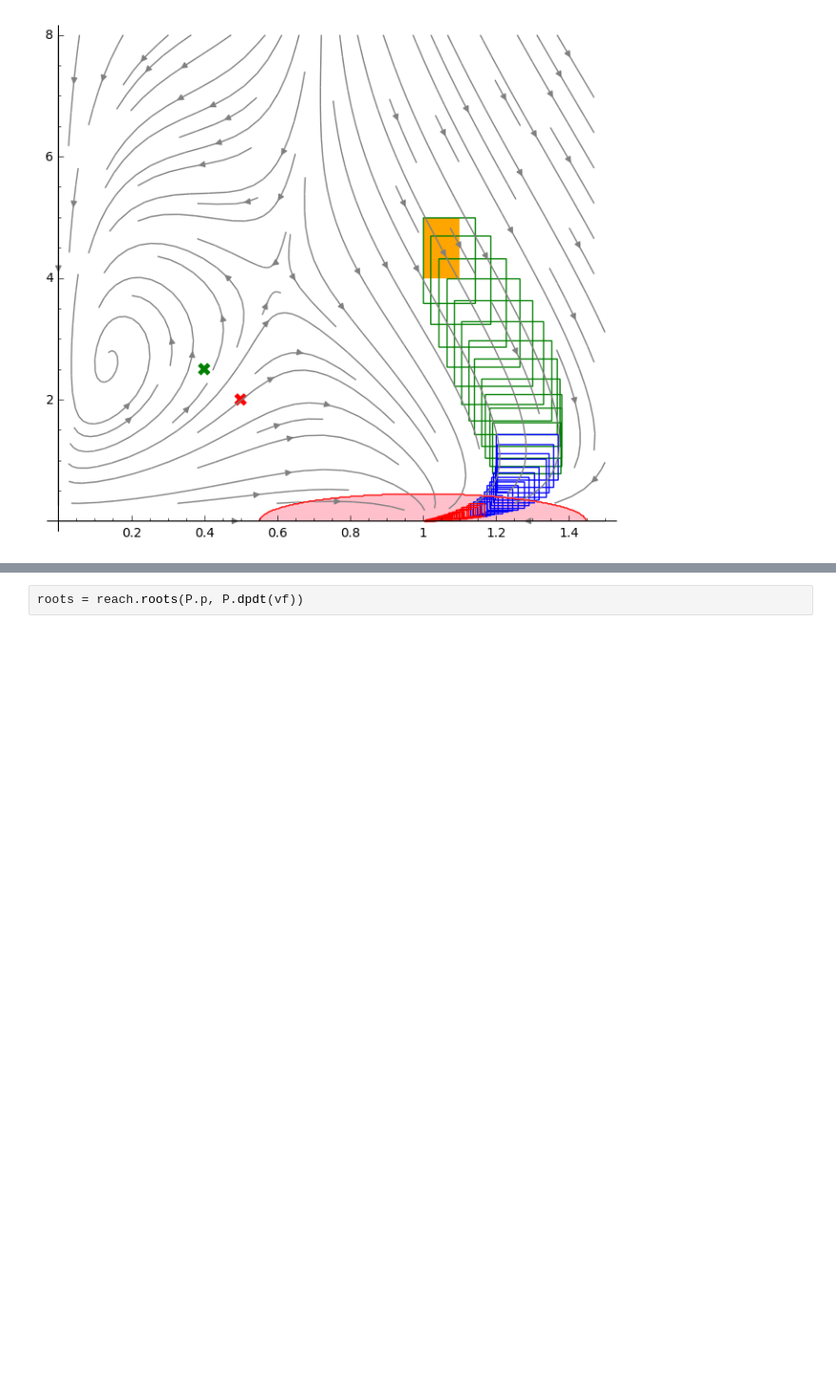
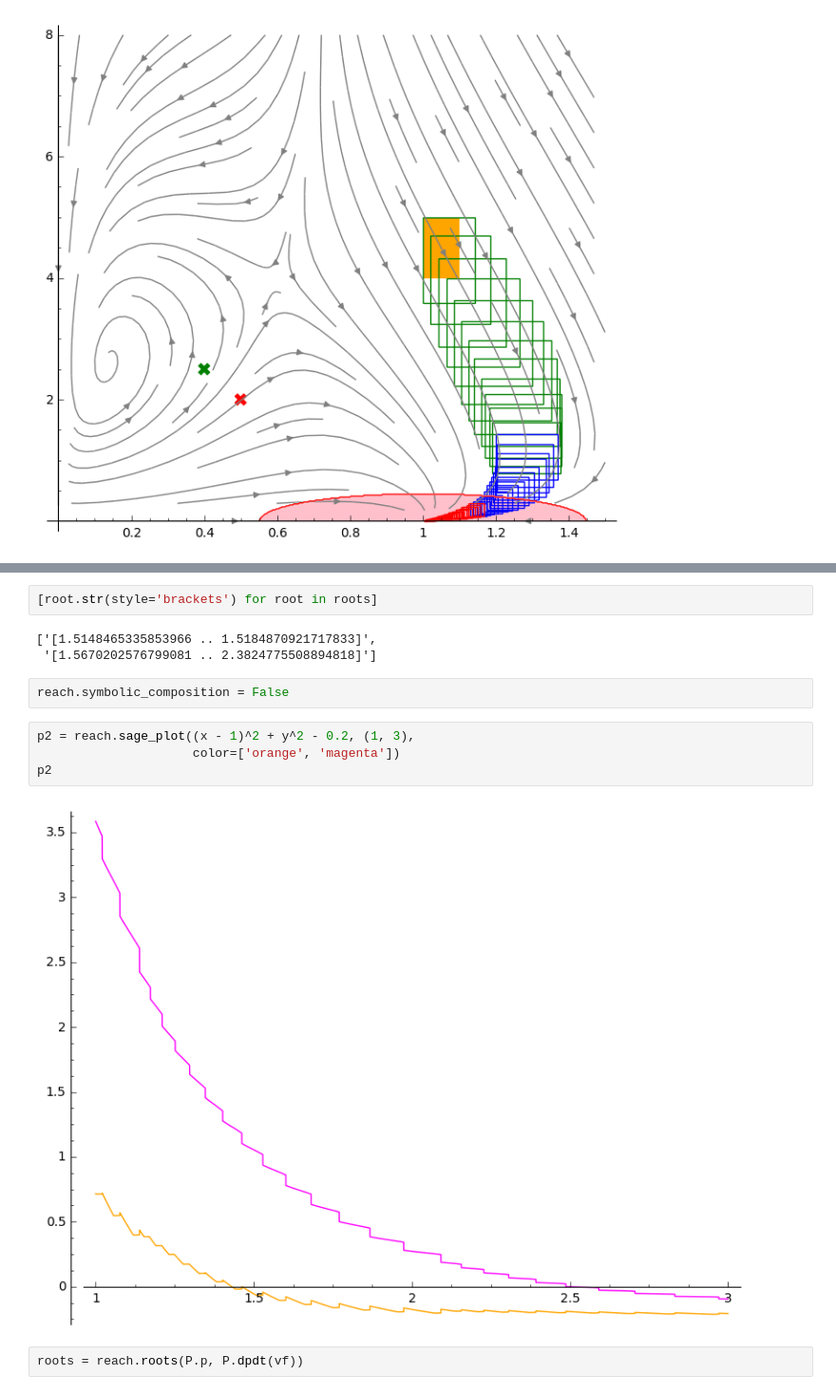
Before and after one commit to twright/Logic-of-Behaviour-in-Uncertain-Contexts, a Jupyter notebook: Whelks and lobsters context 2.ipynb, the cells around one changed output, grey strips where cells are left out. Shown at 95% size. Cells and saved outputs as stored; diff of their text form; blank space fills up the shorter version.

```diff
--- a/Whelks and lobsters context 2.ipynb
+++ b/Whelks and lobsters context 2.ipynb
@@ -163,3 +196,16 @@ p + reach.sage_interval_plot('x', 'y',
+# %%
+[root.str(style='brackets') for root in roots]
+# %% [output]
+['[1.5148465335853966 .. 1.5184870921717833]',
+ '[1.5670202576799081 .. 2.3824775508894818]']
+# %%
+reach.symbolic_composition = False
+# %%
+p2 = reach.sage_plot((x - 1)^2 + y^2 - 0.2, (1, 3),
+                     color=['orange', 'magenta'])
+p2
+# %% [output]
+[figure, added]
 # %%
 roots = reach.roots(P.p, P.dpdt(vf))
 # %%
```
Also changed, not shown: parts of 33 cells of this notebook, 7 other files.
